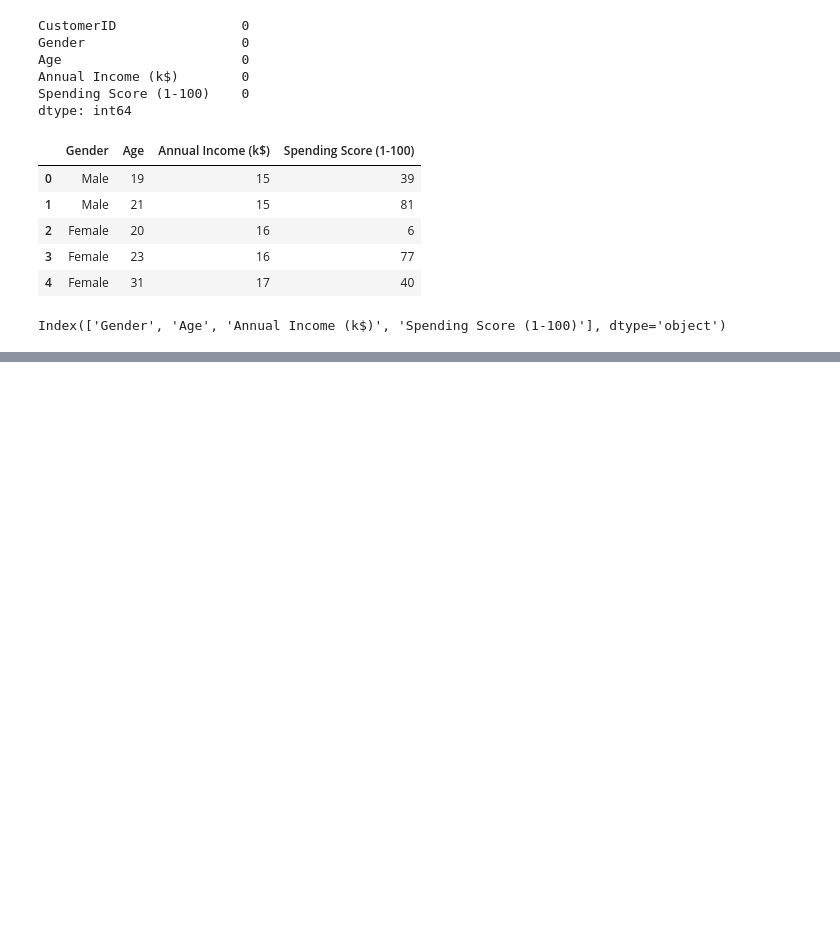
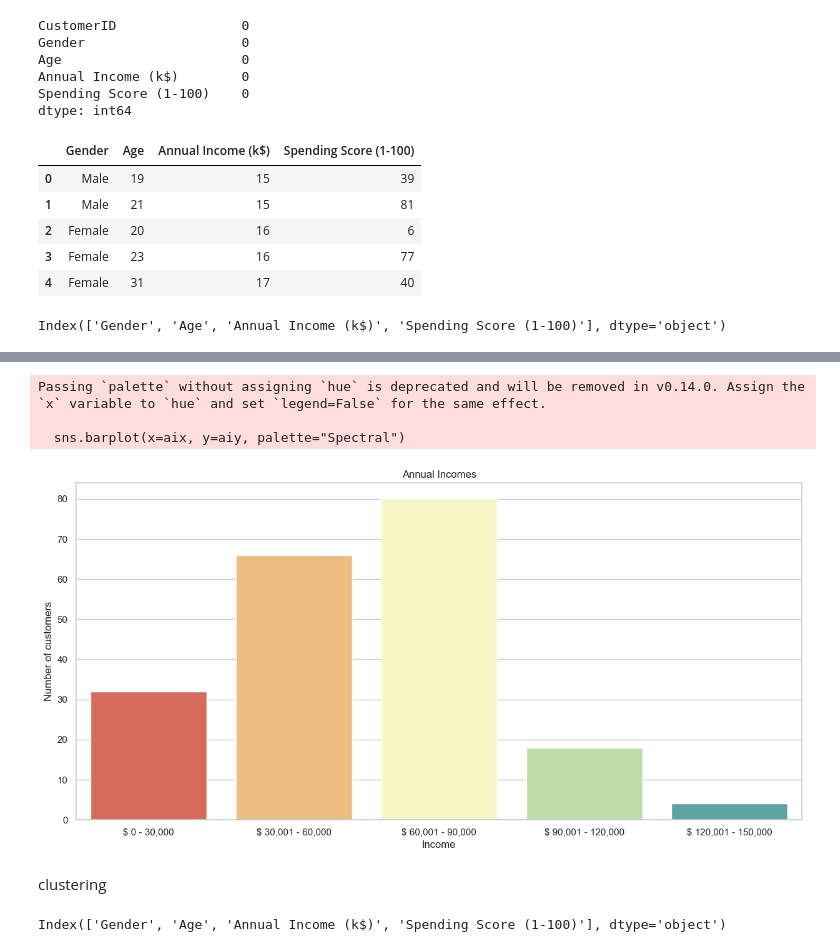
Before and after one commit to mayurasandakalum/customer-segmentation-k-means, a Jupyter notebook: code.ipynb, the cells around one changed output, grey strips where cells are left out. Cells and saved outputs as stored; diff of their text form; code cells hidden in the pictures; blank space fills up the shorter version.

```diff
--- a/code.ipynb
+++ b/code.ipynb
@@ -157,0 +237,49 @@ plt.show()
+# %%
+ai0_30 = df["Annual Income (k$)"][
+    (df["Annual Income (k$)"] >= 0) & (df["Annual Income (k$)"] <= 30)
+]
+ai31_60 = df["Annual Income (k$)"][
+    (df["Annual Income (k$)"] >= 31) & (df["Annual Income (k$)"] <= 60)
+]
+ai61_90 = df["Annual Income (k$)"][
+    (df["Annual Income (k$)"] >= 61) & (df["Annual Income (k$)"] <= 90)
+]
+ai91_120 = df["Annual Income (k$)"][
+    (df["Annual Income (k$)"] >= 91) & (df["Annual Income (k$)"] <= 120)
+]
+ai121_150 = df["Annual Income (k$)"][
+    (df["Annual Income (k$)"] >= 121) & (df["Annual Income (k$)"] <= 150)
+]
+
+aix = [
+    "$ 0 - 30,000",
+    "$ 30,001 - 60,000",
+    "$ 60,001 - 90,000",
+    "$ 90,001 - 120,000",
+    "$ 120,001 - 150,000",
+]
+aiy = [
+    len(ai0_30.values),
+    len(ai31_60.values),
+    len(ai61_90.values),
+    len(ai91_120.values),
+    len(ai121_150.values),
+]
+
+plt.figure(figsize=(15, 7))
+sns.barplot(x=aix, y=aiy, palette="Spectral")
+plt.title("Annual Incomes")
+plt.xlabel("Income")
+plt.ylabel("Number of customers")
+plt.show()
+# %% [output]
+Passing `palette` without assigning `hue` is deprecated and will be removed in v0.14.0. Assign the `x` variable to `hue` and set `legend=False` for the same effect.
+
+  sns.barplot(x=aix, y=aiy, palette="Spectral")
+[figure, added]
+# %% [markdown]
+clustering
+# %%
+df.columns
+# %% [output]
+Index(['Gender', 'Age', 'Annual Income (k$)', 'Spending Score (1-100)'], dtype='object')
```
Also changed, not shown: parts of 28 cells of this notebook.
